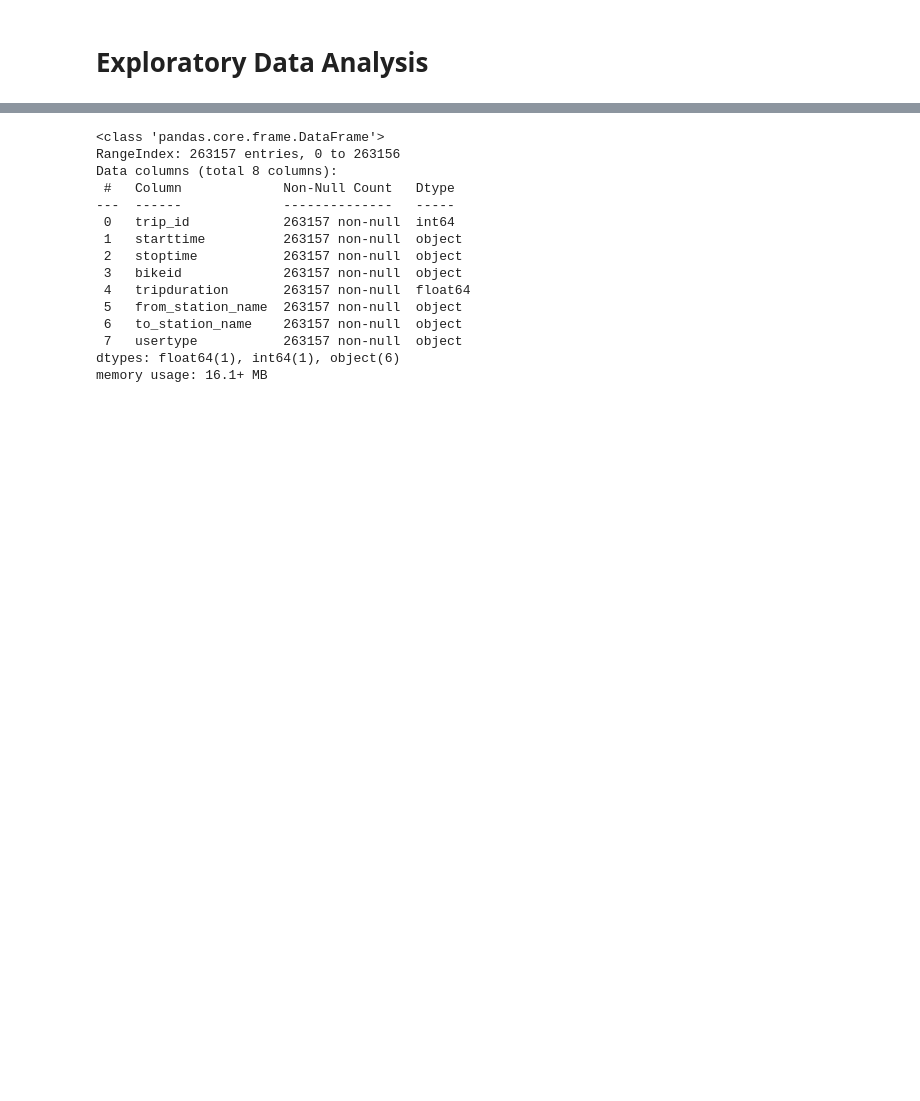
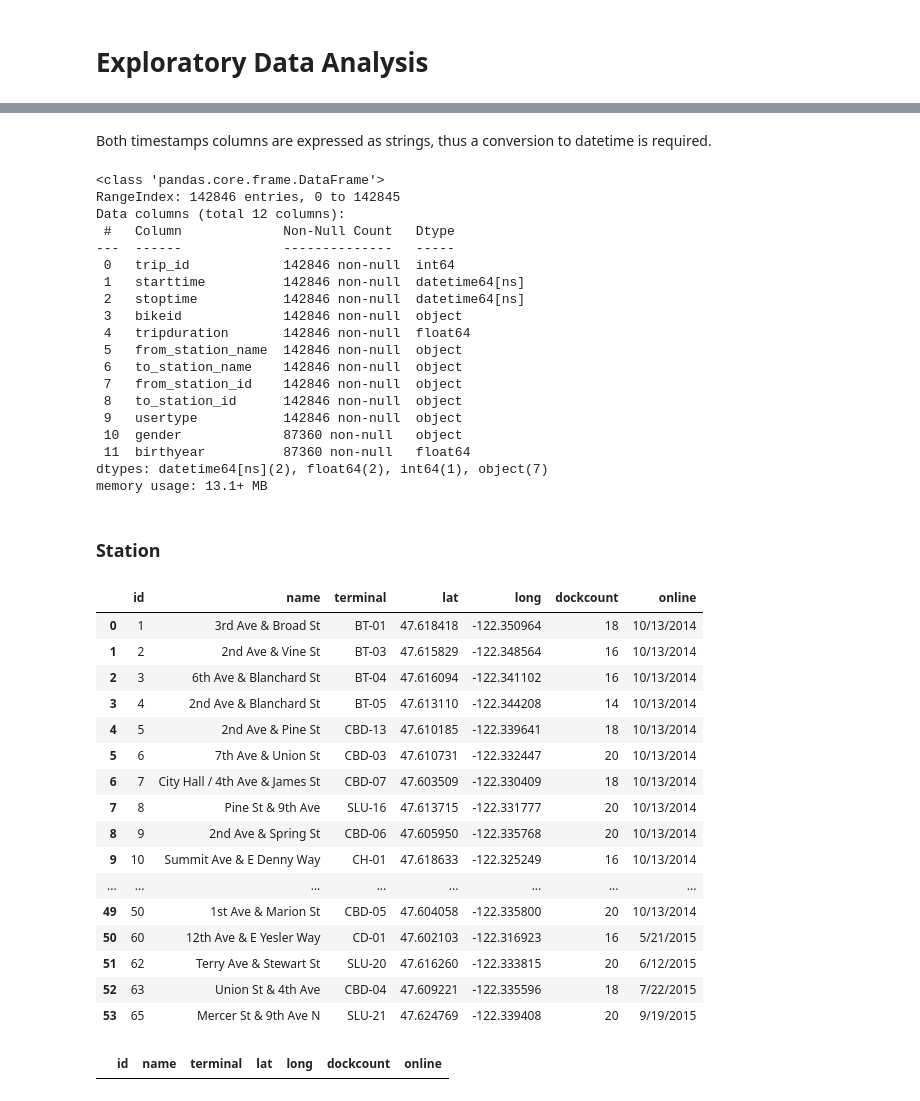
Before and after one commit to GabrielSouzadaSilva/magrela-sim, a Jupyter notebook: notebooks/eda3-cleaning.ipynb, the cells around one changed output, grey strips where cells are left out. Saved outputs shown, nothing was run; the diff lists cells and outputs as text; code cells hidden in the pictures; blank space fills up the shorter version.

```diff
--- a/notebooks/eda3-cleaning.ipynb
+++ b/notebooks/eda3-cleaning.ipynb
@@ -65,0 +40,2 @@ cleaner.df
+# %% [markdown]
+Both timestamps columns are expressed as strings, thus a conversion to datetime is required.
@@ -66,18 +45,50 @@ cleaner.df
 # %%
-cleaner.df.info()
+cleaner.data[key].info()
 # %% [output]
 <class 'pandas.core.frame.DataFrame'>
-RangeIndex: 263157 entries, 0 to 263156
-Data columns (total 8 columns):
+RangeIndex: 142846 entries, 0 to 142845
+Data columns (total 12 columns):
  #   Column             Non-Null Count   Dtype
 ---  ------             --------------   -----
- 0   trip_id            263157 non-null  int64
- 1   starttime          263157 non-null  object
- 2   stoptime           263157 non-null  object
- 3   bikeid             263157 non-null  object
- 4   tripduration       263157 non-null  float64
- 5   from_station_name  263157 non-null  object
- 6   to_station_name    263157 non-null  object
- 7   usertype           263157 non-null  object
-dtypes: float64(1), int64(1), object(6)
-memory usage: 16.1+ MB
+ 0   trip_id            142846 non-null  int64
+ 1   starttime          142846 non-null  datetime64[ns]
+ 2   stoptime           142846 non-null  datetime64[ns]
+ 3   bikeid             142846 non-null  object
+ 4   tripduration       142846 non-null  float64
+ 5   from_station_name  142846 non-null  object
+ 6   to_station_name    142846 non-null  object
+ 7   from_station_id    142846 non-null  object
+ 8   to_station_id      142846 non-null  object
+ 9   usertype           142846 non-null  object
+ 10  gender             87360 non-null   object
+ 11  birthyear          87360 non-null   float64
+dtypes: datetime64[ns](2), float64(2), int64(1), object(7)
+memory usage: 13.1+ MB
+# %% [markdown]
+### Station
+# %%
+key = "station"
+# %%
+cleaner.data[key]
+# %% [output]
+|  | id | name | terminal | lat | long | dockcount | online |
+| 0 | 1 | 3rd Ave & Broad St | BT-01 | 47.618418 | -122.350964 | 18 | 10/13/2014 |
+| 1 | 2 | 2nd Ave & Vine St | BT-03 | 47.615829 | -122.348564 | 16 | 10/13/2014 |
+| 2 | 3 | 6th Ave & Blanchard St | BT-04 | 47.616094 | -122.341102 | 16 | 10/13/2014 |
+| 3 | 4 | 2nd Ave & Blanchard St | BT-05 | 47.613110 | -122.344208 | 14 | 10/13/2014 |
+| 4 | 5 | 2nd Ave & Pine St | CBD-13 | 47.610185 | -122.339641 | 18 | 10/13/2014 |
+| 5 | 6 | 7th Ave & Union St | CBD-03 | 47.610731 | -122.332447 | 20 | 10/13/2014 |
+| 6 | 7 | City Hall / 4th Ave & James St | CBD-07 | 47.603509 | -122.330409 | 18 | 10/13/2014 |
+| 7 | 8 | Pine St & 9th Ave | SLU-16 | 47.613715 | -122.331777 | 20 | 10/13/2014 |
+| 8 | 9 | 2nd Ave & Spring St | CBD-06 | 47.605950 | -122.335768 | 20 | 10/13/2014 |
+| 9 | 10 | Summit Ave & E Denny Way | CH-01 | 47.618633 | -122.325249 | 16 | 10/13/2014 |
+| ... | ... | ... | ... | ... | ... | ... | ... |
+| 49 | 50 | 1st Ave & Marion St | CBD-05 | 47.604058 | -122.335800 | 20 | 10/13/2014 |
+| 50 | 60 | 12th Ave & E Yesler Way | CD-01 | 47.602103 | -122.316923 | 16 | 5/21/2015 |
+| 51 | 62 | Terry Ave & Stewart St | SLU-20 | 47.616260 | -122.333815 | 20 | 6/12/2015 |
+| 52 | 63 | Union St & 4th Ave | CBD-04 | 47.609221 | -122.335596 | 18 | 7/22/2015 |
+| 53 | 65 | Mercer St & 9th Ave N | SLU-21 | 47.624769 | -122.339408 | 20 | 9/19/2015 |
+# %%
+cleaner.duplicated(key=key, subset=["id"])
+# %% [output]
+|  | id | name | terminal | lat | long | dockcount | online |
```
Also changed, not shown: parts of 22 cells of this notebook, 2 other files.
